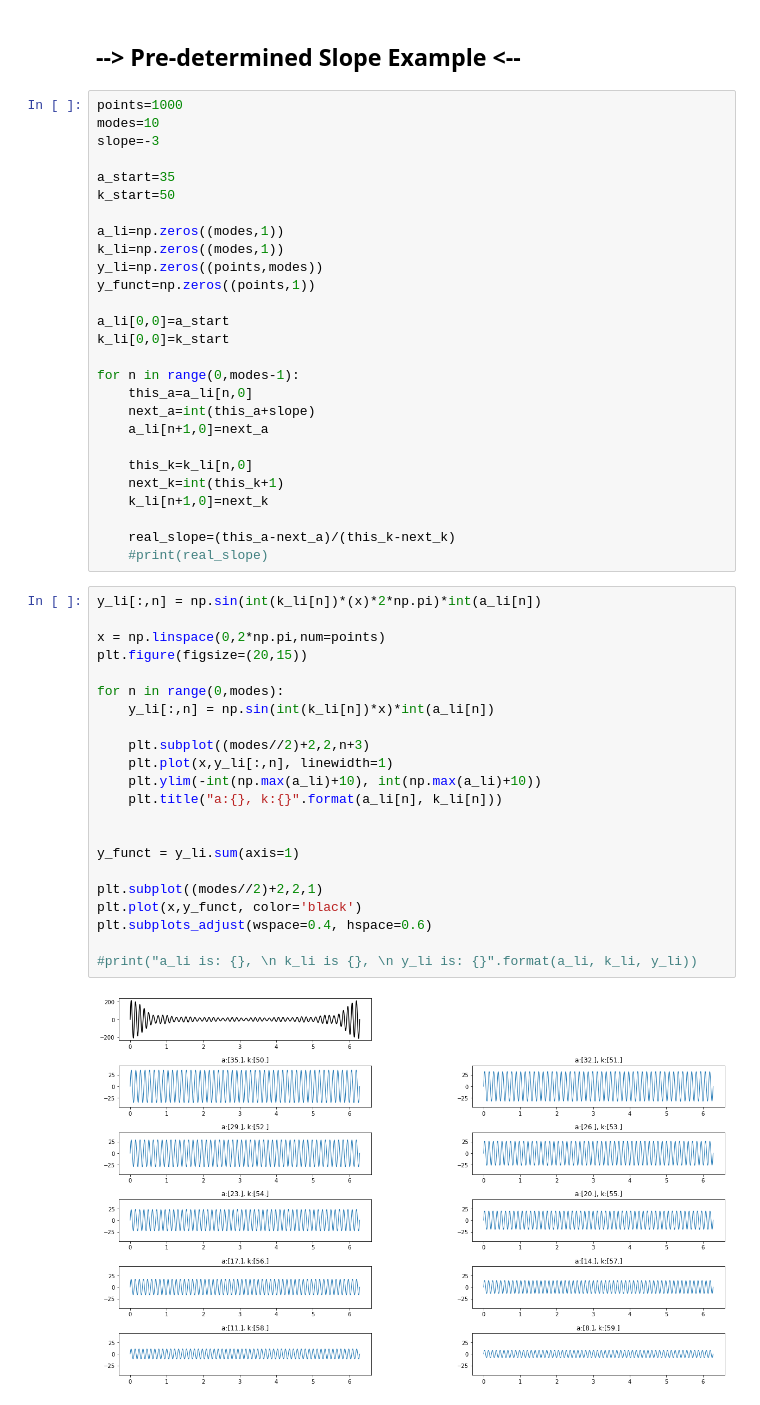
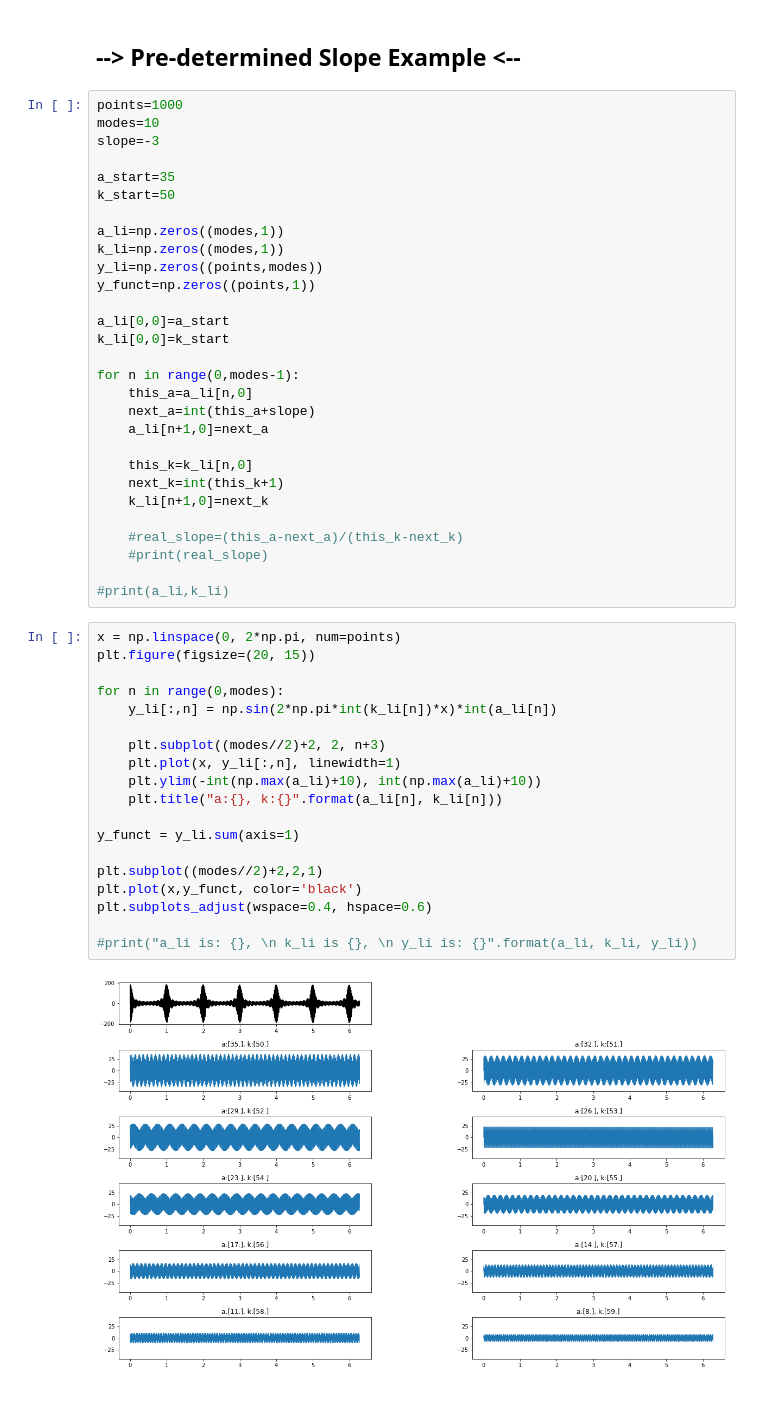
Before and after one commit to ocean-transport/argo-intern, a Jupyter notebook: spectral_examples.ipynb, the cells around one changed output. Drawn from its saved outputs; the diff is of its cells as text.

```diff
--- a/spectral_examples.ipynb
+++ b/spectral_examples.ipynb
@@ -199,32 +200,31 @@ for n in range(0,modes-1):
     next_k=int(this_k+1)
     k_li[n+1,0]=next_k
 
-    real_slope=(this_a-next_a)/(this_k-next_k)
+    #real_slope=(this_a-next_a)/(this_k-next_k)
     #print(real_slope)
+
+#print(a_li,k_li)
 # %%
-y_li[:,n] = np.sin(int(k_li[n])*(x)*2*np.pi)*int(a_li[n])
-
-x = np.linspace(0,2*np.pi,num=points)
-plt.figure(figsize=(20,15))
+x = np.linspace(0, 2*np.pi, num=points)
+plt.figure(figsize=(20, 15))
 
 for n in range(0,modes):
-    y_li[:,n] = np.sin(int(k_li[n])*x)*int(a_li[n])
+    y_li[:,n] = np.sin(2*np.pi*int(k_li[n])*x)*int(a_li[n])
 
-    plt.subplot((modes//2)+2,2,n+3)
-    plt.plot(x,y_li[:,n], linewidth=1)
+    plt.subplot((modes//2)+2, 2, n+3)
+    plt.plot(x, y_li[:,n], linewidth=1)
     plt.ylim(-int(np.max(a_li)+10), int(np.max(a_li)+10))
     plt.title("a:{}, k:{}".format(a_li[n], k_li[n]))
-
 
 y_funct = y_li.sum(axis=1)
 
 plt.subplot((modes//2)+2,2,1)
 plt.plot(x,y_funct, color='black')
 plt.subplots_adjust(wspace=0.4, hspace=0.6)
 
 #print("a_li is: {}, \n k_li is {}, \n y_li is: {}".format(a_li, k_li, y_li))
 # %% [output]
-[figure, old version]
+[figure, new version]
 # %%
 da_modes = xr.DataArray(y_li, dims=['points','modes'], coords={'points':x})
 da_funct = xr.DataArray(y_funct, dims=['points'], coords={'points':x})
```
Also changed, not shown: parts of 6 cells of this notebook.
